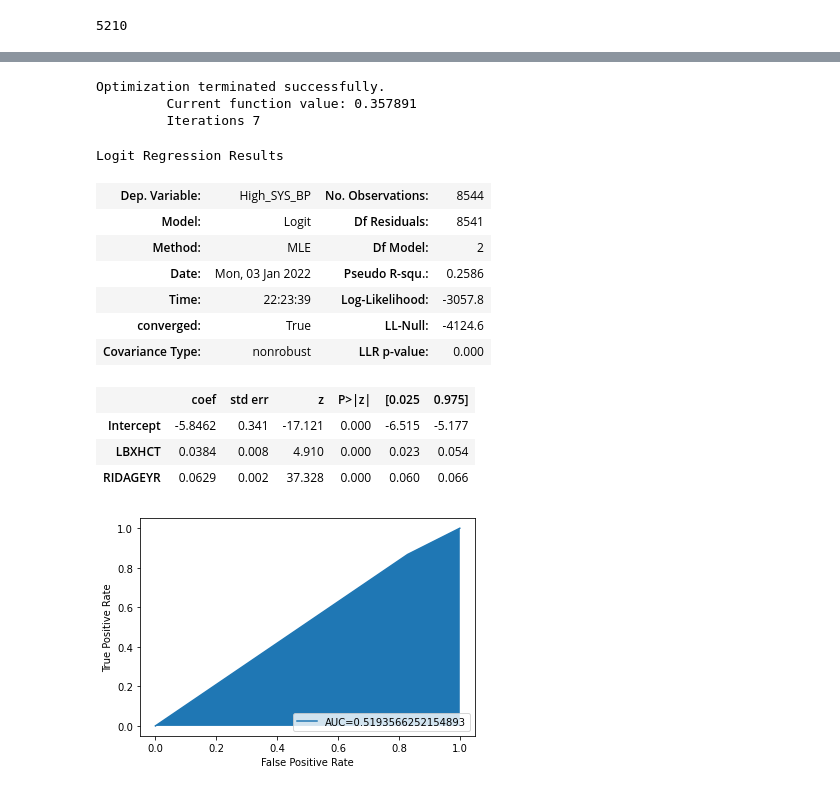
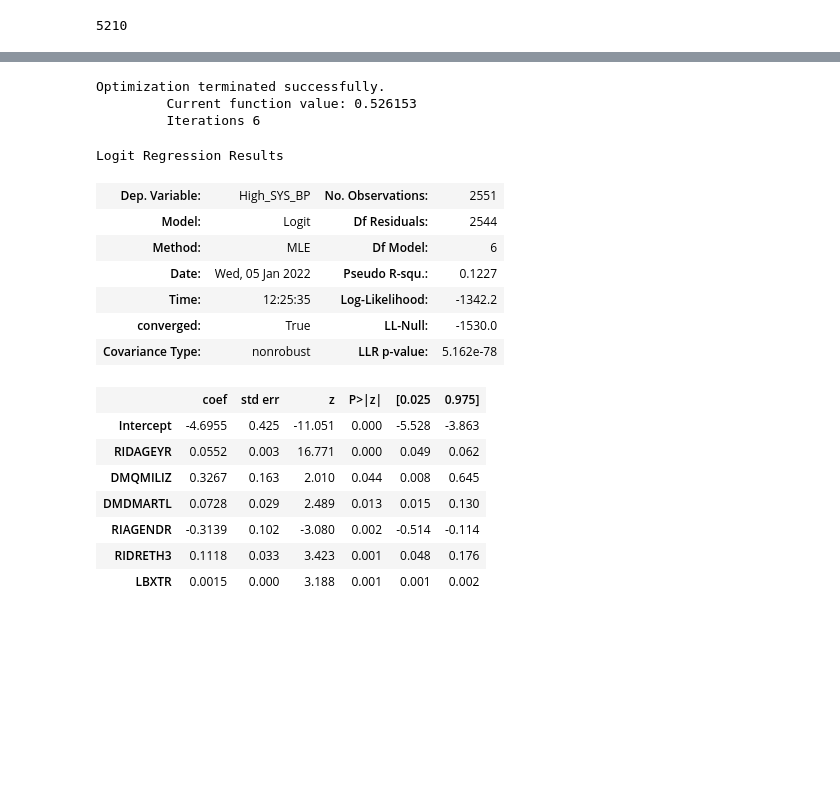
Before and after one commit to noodleybroodley/Final-Capstone, a Jupyter notebook: notebooks/test.ipynb, the cells around one changed output, grey strips where cells are left out. Cells and saved outputs as stored; diff of their text form; code cells hidden in the pictures; blank space fills up the shorter version.

```diff
--- a/notebooks/test.ipynb
+++ b/notebooks/test.ipynb
@@ -107,6 +118,6 @@ new_df.df.describe()
 # %%
-test_df = new_df.df
+test_df = new_df.df.copy()
+test_df = test_df[test_df['LBXTR']< 4000]
 nicotine = test_df['LBXHCT']
 avg_sys_bp = test_df['AVG_SYS_BP']
-test_df[test_df['High_SYS_BP']==False]
 #test_df = test_df.dropna()
@@ -126,0 +124,17 @@ test_df[test_df['High_SYS_BP']==False]
+# %%
+#reg_df.head()
+mil_dummy = demo_df['DMQMILIZ']
+mar_dummy = demo_df['DMDMARTL']
+gen_dummy = demo_df['RIAGENDR']
+eth_dummy = demo_df['RIDRETH3']
+
+mil_dummy = mil_dummy.apply(lambda x: np.nan if x == 7.0 else x)
+mar_dummy = mar_dummy.apply(lambda x: np.nan if x == 77.0 or x == 99.0 else x)
+# %%
+reg_df = test_df.copy()
+reg_df['DMQMILIZ'] = mil_dummy
+reg_df['DMDMARTL'] = mar_dummy
+reg_df['RIAGENDR'] = gen_dummy
+reg_df['RIDRETH3'] = eth_dummy
+
+reg_df.head()
@@ -343,32 +494,24 @@ print(1578+3632)
 # %%
-formula2 = 'High_SYS_BP ~ LBXHCT + RIDAGEYR'
-model_2 = sma.logit(formula=formula2, data=test_df).fit()
+formula2 = 'High_SYS_BP ~ RIDAGEYR + DMQMILIZ + DMDMARTL + RIAGENDR + RIDRETH3 + LBXTR'
+model_2 = sma.logit(formula=formula2, data=reg_df).fit()
 model_2.summary()
 # %% [output]
 Optimization terminated successfully.
-         Current function value: 0.357891
-         Iterations 7
+         Current function value: 0.526153
+         Iterations 6
 Logit Regression Results
-| Dep. Variable: | High_SYS_BP | No. Observations: | 8544 |
-| Model: | Logit | Df Residuals: | 8541 |
-| Method: | MLE | Df Model: | 2 |
-| Date: | Mon, 03 Jan 2022 | Pseudo R-squ.: | 0.2586 |
-| Time: | 22:23:39 | Log-Likelihood: | -3057.8 |
-| converged: | True | LL-Null: | -4124.6 |
-| Covariance Type: | nonrobust | LLR p-value: | 0.000 |
+| Dep. Variable: | High_SYS_BP | No. Observations: | 2551 |
+| Model: | Logit | Df Residuals: | 2544 |
+| Method: | MLE | Df Model: | 6 |
+| Date: | Wed, 05 Jan 2022 | Pseudo R-squ.: | 0.1227 |
+| Time: | 12:25:35 | Log-Likelihood: | -1342.2 |
+| converged: | True | LL-Null: | -1530.0 |
+| Covariance Type: | nonrobust | LLR p-value: | 5.162e-78 |
 |  | coef | std err | z | P>|z| | [0.025 | 0.975] |
-| Intercept | -5.8462 | 0.341 | -17.121 | 0.000 | -6.515 | -5.177 |
-| LBXHCT | 0.0384 | 0.008 | 4.910 | 0.000 | 0.023 | 0.054 |
-| RIDAGEYR | 0.0629 | 0.002 | 37.328 | 0.000 | 0.060 | 0.066 |
+| Intercept | -4.6955 | 0.425 | -11.051 | 0.000 | -5.528 | -3.863 |
+| RIDAGEYR | 0.0552 | 0.003 | 16.771 | 0.000 | 0.049 | 0.062 |
+| DMQMILIZ | 0.3267 | 0.163 | 2.010 | 0.044 | 0.008 | 0.645 |
+| DMDMARTL | 0.0728 | 0.029 | 2.489 | 0.013 | 0.015 | 0.130 |
+| RIAGENDR | -0.3139 | 0.102 | -3.080 | 0.002 | -0.514 | -0.114 |
+| RIDRETH3 | 0.1118 | 0.033 | 3.423 | 0.001 | 0.048 | 0.176 |
+| LBXTR | 0.0015 | 0.000 | 3.188 | 0.001 | 0.001 | 0.002 |
-# %%
-fpr, tpr, _ = roc_curve(y_values,  y_hat_1)
-auc = roc_auc_score(y_values, y_hat_1)
-#create ROC curve
-plt.plot(fpr,tpr,label=f'AUC={auc}')
-plt.ylabel('True Positive Rate')
-plt.xlabel('False Positive Rate')
-plt.fill_between(fpr, 0, tpr)
-plt.legend(loc=4)
-plt.show()
-# %% [output]
-[figure, removed]
```
Also changed, not shown: parts of 36 cells of this notebook, 2 other files.
